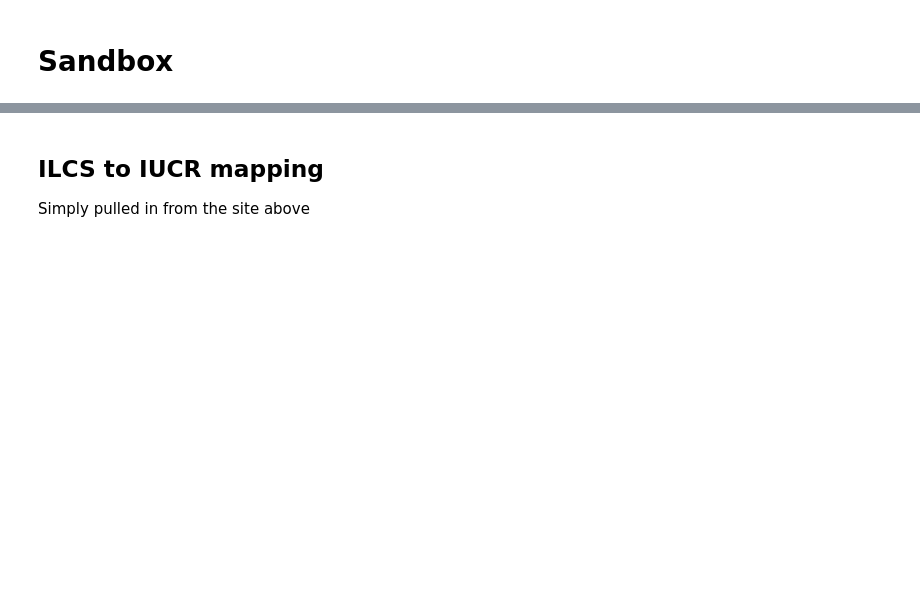
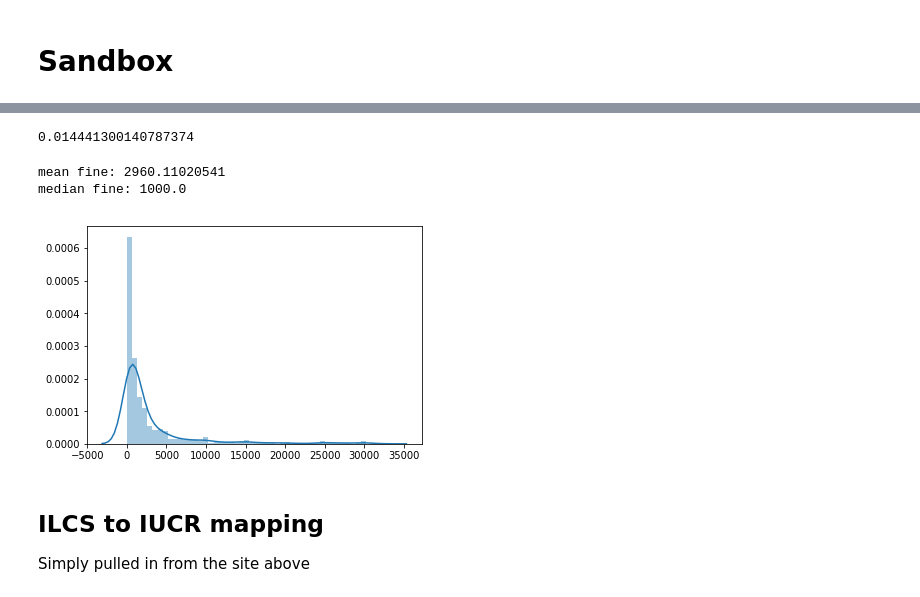
Before and after one commit to wakkadojo/chicago_crime, a Jupyter notebook: Crime_Severity.ipynb, the cells around one changed output, grey strips where cells are left out. Drawn from its saved outputs; the diff is of its cells as text; code cells hidden in the pictures; blank space fills up the shorter version.

Commit message:
quick investigation into fines

```diff
--- a/Crime_Severity.ipynb
+++ b/Crime_Severity.ipynb
@@ -141,3 +159,21 @@ parsed_convictions_minsent.to_csv('./data/parsed_convictions_minsent.csv')
+# %%
+fines = crime_convictions_no_credit.query('amtoffine > 0')
+# %%
+len(fines['amtoffine']) / len(crime_convictions_no_credit) # fines affect < 2% of convictions
+# %% [output]
+0.014441300140787374
+# %%
+print("mean fine:", fines['amtoffine'].mean())
+print("median fine:", fines['amtoffine'].median())
+# %% [output]
+mean fine: 2960.11020541
+median fine: 1000.0
+# %%
+sns.distplot(fines['amtoffine'].values)
+
+plt.show()
+# %% [output]
+[figure, added]
 # %% [markdown]
 ## ILCS to IUCR mapping
 
```
Also changed, not shown: parts of 2 cells of this notebook.
